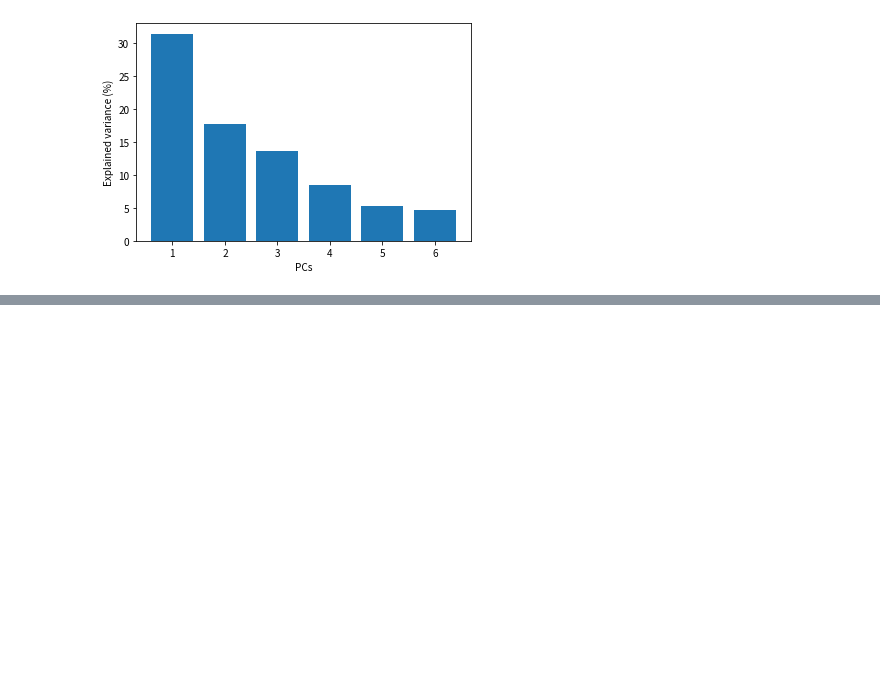
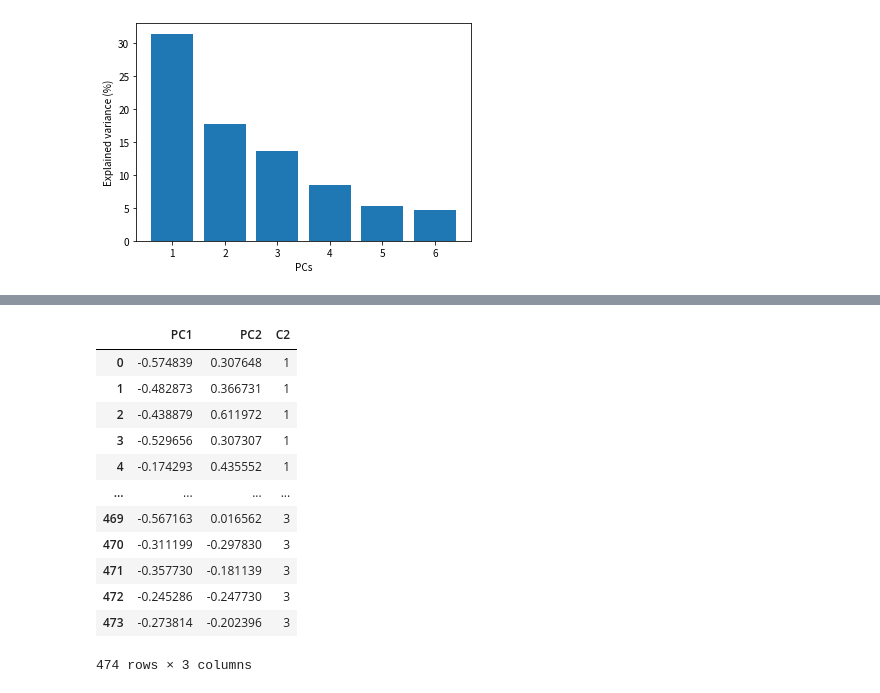
Before and after one commit to dispink/SI_TW, a Jupyter notebook: 2015-2019_analysis.ipynb, the cells around one changed output, grey strips where cells are left out. Saved outputs shown, nothing was run; the diff lists cells and outputs as text; code cells hidden in the pictures; blank space fills up the shorter version.

```diff
--- a/2015-2019_analysis.ipynb
+++ b/2015-2019_analysis.ipynb
@@ -119,0 +171,18 @@ plt.savefig('{}\\results\\2015-2019_PCA_loading_{}.png'.format(path, date))
+# %%
+out = pc_df.iloc[:, :2].copy()
+out['C2'] = ca.labels_
+out
+# %% [output]
+|  | PC1 | PC2 | C2 |
+| 0 | -0.574839 | 0.307648 | 1 |
+| 1 | -0.482873 | 0.366731 | 1 |
+| 2 | -0.438879 | 0.611972 | 1 |
+| 3 | -0.529656 | 0.307307 | 1 |
+| 4 | -0.174293 | 0.435552 | 1 |
+| ... | ... | ... | ... |
+| 469 | -0.567163 | 0.016562 | 3 |
+| 470 | -0.311199 | -0.297830 | 3 |
+| 471 | -0.357730 | -0.181139 | 3 |
+| 472 | -0.245286 | -0.247730 | 3 |
+| 473 | -0.273814 | -0.202396 | 3 |
+474 rows × 3 columns
```
Also changed, not shown: parts of 14 cells of this notebook.
